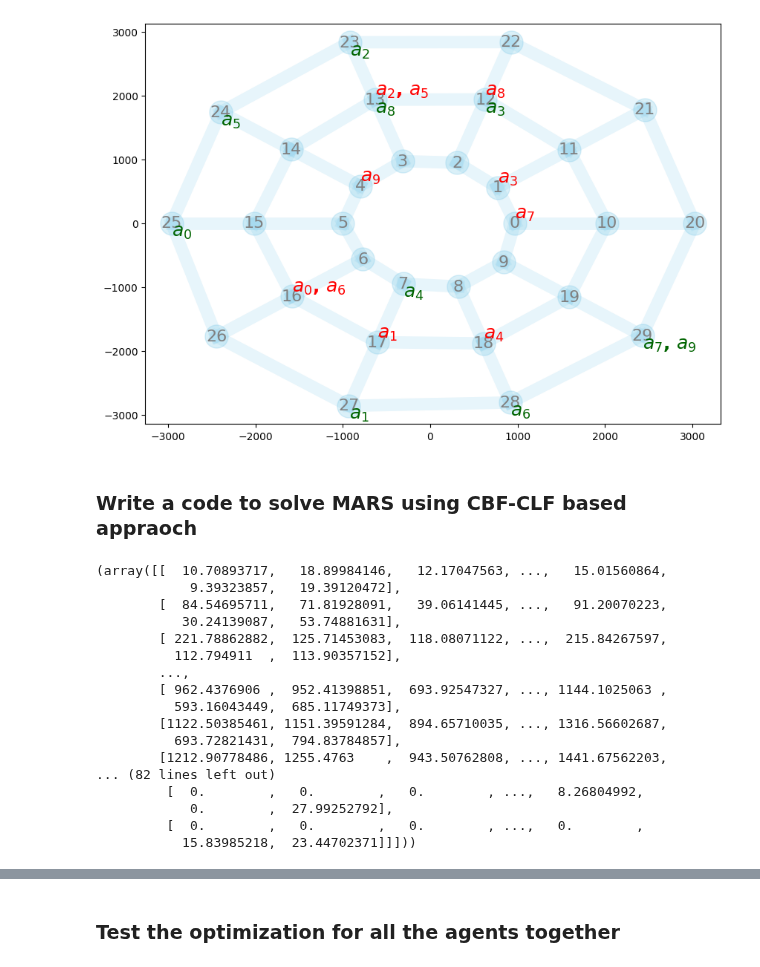
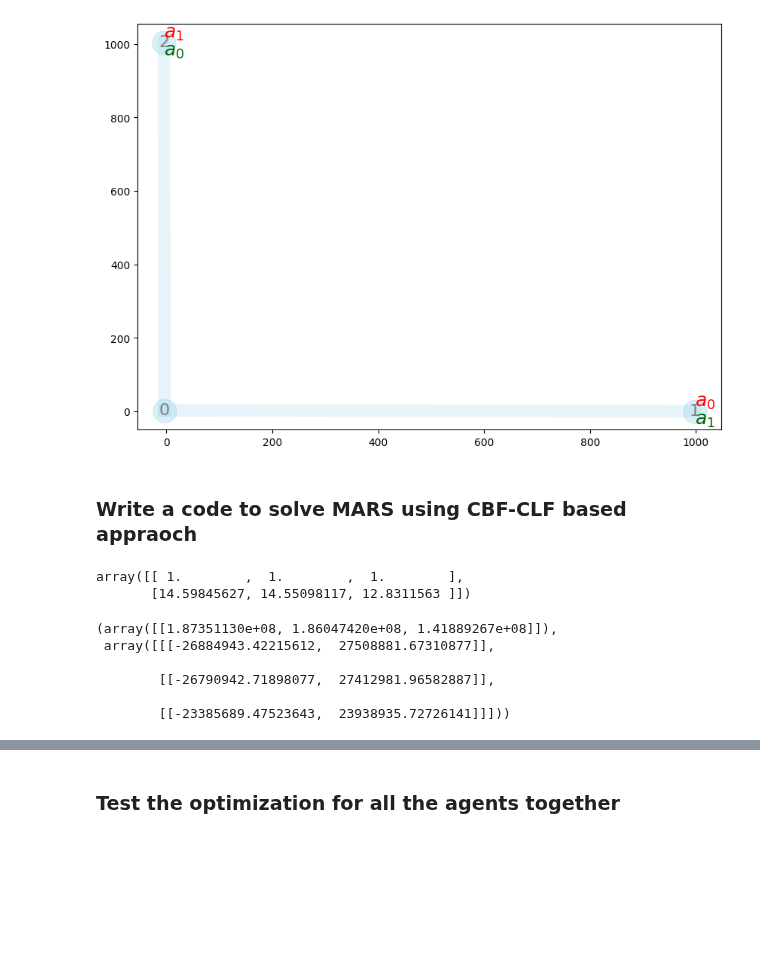
Before and after one commit to dt-1729/ULI_NASA, a Jupyter notebook: UTM_scheduling_and_routing/main.ipynb, the cells around one changed output, grey strips where cells are left out. Cells and saved outputs as stored; diff of their text form; code cells hidden in the pictures; blank space fills up the shorter version.

```diff
--- a/UTM_scheduling_and_routing/main.ipynb
+++ b/UTM_scheduling_and_routing/main.ipynb
@@ -15,9 +15,9 @@ importlib.reload(createEnv)
 importlib.reload(supporting_functions)
 
 # generate waypoints and the adjacency matrix
-n_waypoints = 30
-n_agents = 10
-tolArray = np.random.uniform(3.0, 3.0, n_waypoints)
+n_waypoints = 3
+n_agents = 2
+tolArray = np.random.uniform(10.0, 10.0, n_waypoints)
 
 # Grid network parameters
 grid_params = {
@@ -32,37 +32,52 @@ ring_params = {
     'type':'ring',
     'num_rings':3,
     'points_per_ring':int(n_waypoints/3),
     'center_distance':1000,
     'deformation_level':50.0,
     'extra_connections':0.00,
     'missing_connections':0.05
 }
 
+# ellispoid cbf mode
+ca_cbf_el = {
+    'mode':'ellipse',
+    'major_axis':1e-3*tolArray,
+    'minor_axis':1e-4*tolArray
+}
+
+# linear cbf mode
+ca_cbf_lin = {
+    'mode':'linear',
+    'eps':1e-4*tolArray,
+    'eta':-1
+}
+
+
 # create a mars environment
 mars = createEnv.MARS(
     n_waypoints,
     n_agents,
     tolArray,
-    ring_params,
-    seed=11,
+    grid_params,
+    seed=12,
     offset_energy=1,
     stagewiseCostCoeffs=np.array([10.0, 100.0, 1.0]),
     selfHop=0,
-    ca_cbf="ellipsoidal",
+    ca_cbf=ca_cbf_el,
     printFlag=False)
 
 # mars visualization
 cmap = plt.get_cmap('tab20')
 agent_colors = {a: cmap(i / mars.n_agents) for i, a in enumerate(range(mars.n_agents))}
 createEnv.plotNetwork(mars=mars, figuresize=(10,7), routes=[], agent_colors=agent_colors, showEdgeLength=False)
 
 # agent visualization
 # show_graph=0
 # if show_graph:
 #     for i,v in enumerate(mars.agents):
 #         v.showGraph(mars.wp_locations, mars.dist_mat, mars.mask, mars.sched_mat[i,:], figuresize=(10,5), showEdgeTimeLim=True)
 # %% [output]
-[figure, old version]
+[figure, new version]
 # %% [markdown]
 ### Write a code to solve MARS using CBF-CLF based appraoch
 # %%
@@ -97,27 +112,21 @@ optimizer = {
 }
+# %%
+T0
+# %% [output]
+array([[ 1.        ,  1.        ,  1.        ],
+       [14.59845627, 14.55098117, 12.8311563 ]])
 # %%
-mars.ca_cbf = "ellipsoidal"
+# mars.ca_cbf['mode'] = 'ellipse'
 active_waypoints = range(mars.n_waypoints)
-H, gradH = mars.CBF_waypoints(T0, active_waypoints, param=beta_min, returnGrad=True)
+H, gradH = mars.CBF_waypoints(T0, active_waypoints, returnGrad=True)
 H, gradH
 # print(np.min(H), np.min(gradH))
 # %% [output]
-(array([[  10.70893717,   18.89984146,   12.17047563, ...,   15.01560864,
-            9.39323857,   19.39120472],
-        [  84.54695711,   71.81928091,   39.06141445, ...,   91.20070223,
-           30.24139087,   53.74881631],
-        [ 221.78862882,  125.71453083,  118.08071122, ...,  215.84267597,
-          112.794911  ,  113.90357152],
-        ...,
-        [ 962.4376906 ,  952.41398851,  693.92547327, ..., 1144.1025063 ,
-          593.16043449,  685.11749373],
-        [1122.50385461, 1151.39591284,  894.65710035, ..., 1316.56602687,
-          693.72821431,  794.83784857],
-        [1212.90778486, 1255.4763    ,  943.50762808, ..., 1441.67562203,
-... (82 lines left out)
-         [  0.        ,   0.        ,   0.        , ...,   8.26804992,
-            0.        ,  27.99252792],
-         [  0.        ,   0.        ,   0.        , ...,   0.        ,
-           15.83985218,  23.44702371]]]))
+(array([[1.87351130e+08, 1.86047420e+08, 1.41889267e+08]]),
+ array([[[-26884943.42215612,  27508881.67310877]],
+
+        [[-26790942.71898077,  27412981.96582887]],
+
+        [[-23385689.47523643,  23938935.72726141]]]))
 # %%
 
```
Also changed, not shown: parts of 4 cells of this notebook, 1 other file.
